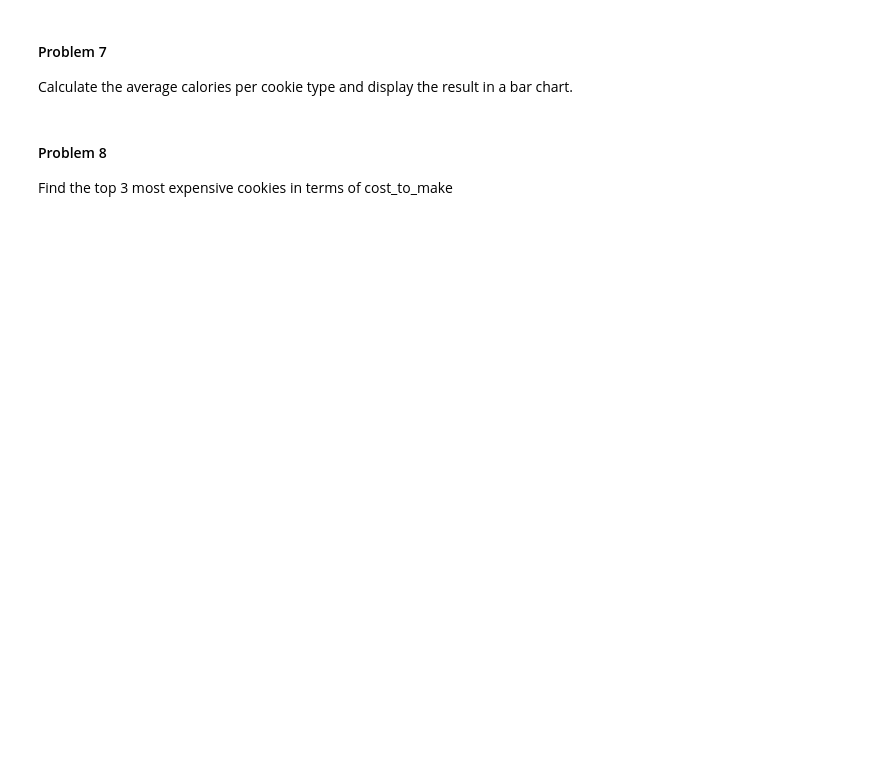
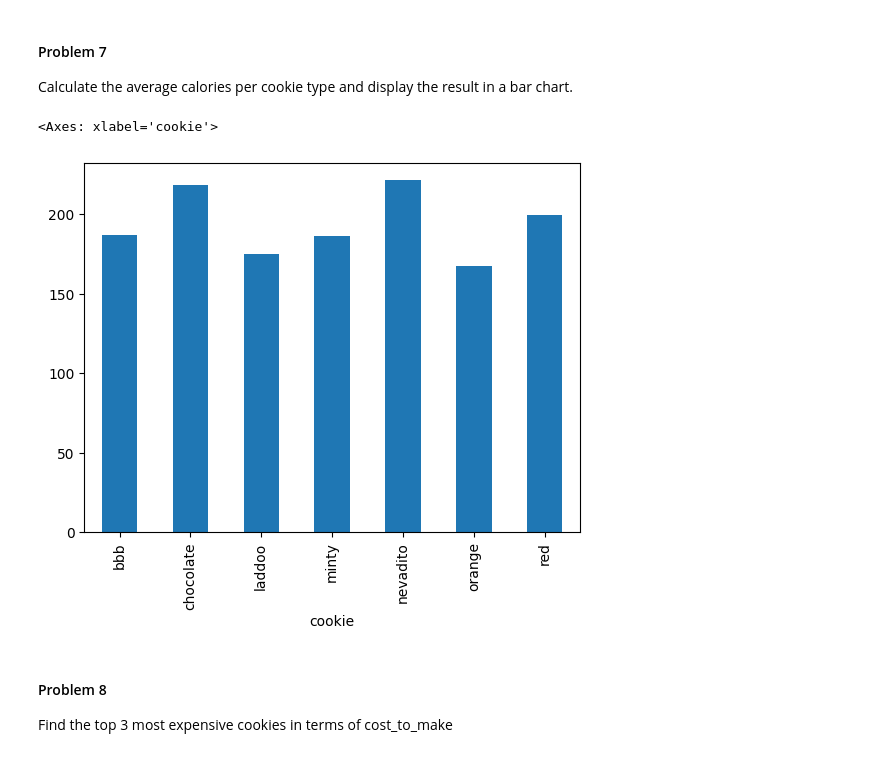
Before and after one commit to gallettilance/Data-Science-Fundamentals, a Jupyter notebook: labs/lab-02/lab02.ipynb, the cells around one changed output. Cells and saved outputs as stored; diff of their text form; code cells hidden in the pictures; blank space fills up the shorter version.

```diff
--- a/labs/lab-02/lab02.ipynb
+++ b/labs/lab-02/lab02.ipynb
@@ -402,6 +446,13 @@ Create a histogram of the `bad berry bunny`'s calories using the `plot()` functi
 Calculate the average calories per cookie type and display the result in a bar chart.
 # %%
 #Add your code here
+
+average_calories = df.groupby('cookie')['calories'].mean()
+
+average_calories.plot.bar()
+# %% [output]
+<Axes: xlabel='cookie'>
+[figure, added]
 # %% [markdown]
 #### Problem 8
 
```
Also changed, not shown: parts of 8 cells of this notebook.
